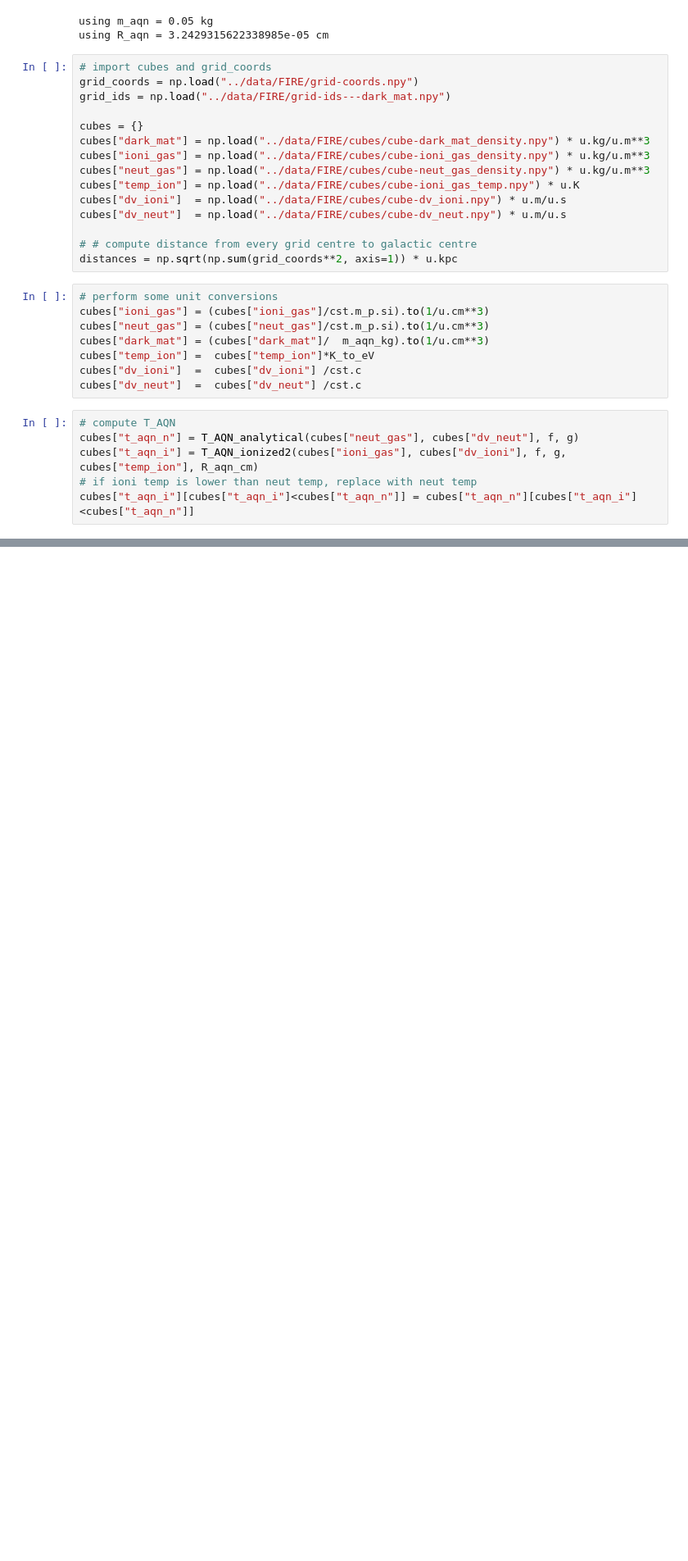
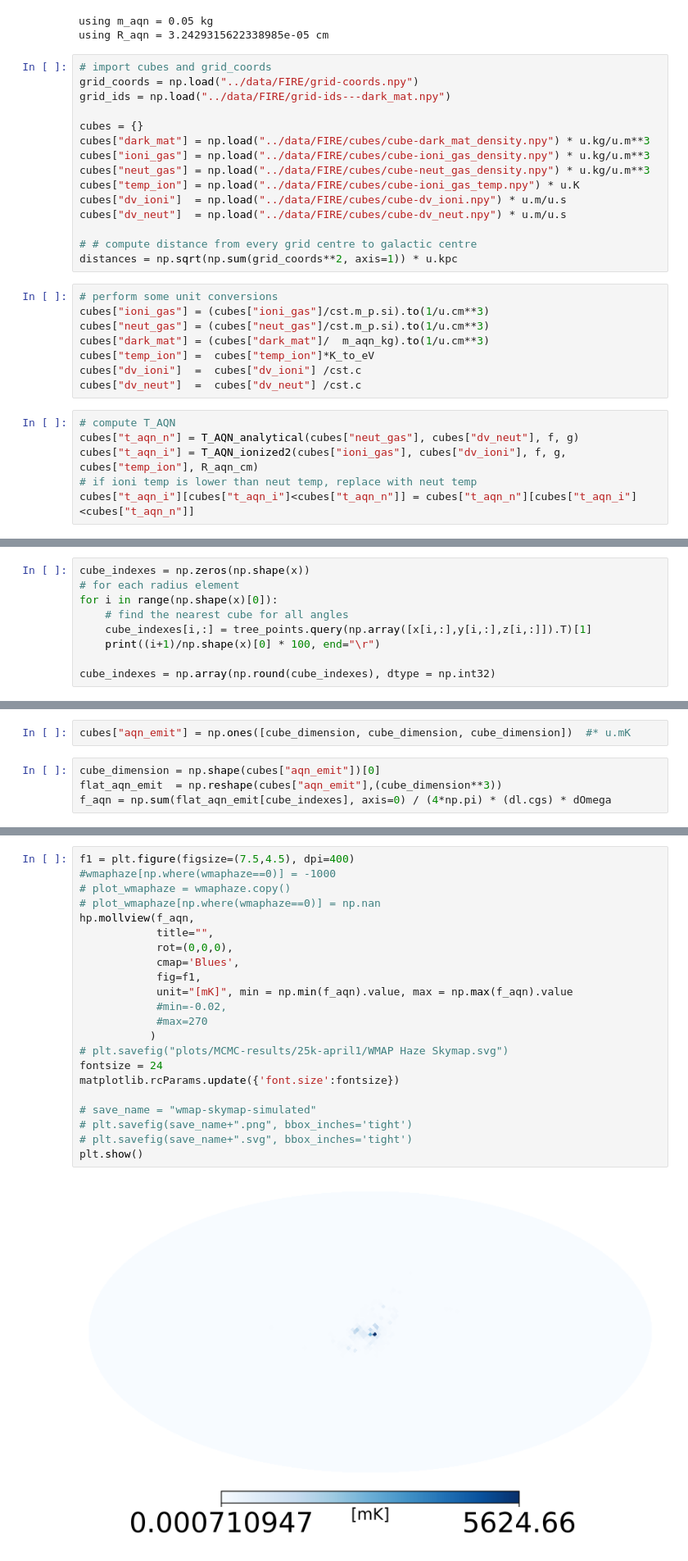
Before and after one commit to msekatchev/nugget-emissions, a Jupyter notebook: processing/generate-skymap-from-cubes-v2.ipynb, the cells around one changed output, grey strips where cells are left out. Shown at 82% size. Saved outputs shown, nothing was run; the diff lists cells and outputs as text; blank space fills up the shorter version.

```diff
--- a/processing/generate-skymap-from-cubes-v2.ipynb
+++ b/processing/generate-skymap-from-cubes-v2.ipynb
@@ -88,0 +188,9 @@ plot_cube(cubes["t_aqn_i"], "eV", "none")
+# %%
+cube_indexes = np.zeros(np.shape(x))
+# for each radius element
+for i in range(np.shape(x)[0]):
+    # find the nearest cube for all angles
+    cube_indexes[i,:] = tree_points.query(np.array([x[i,:],y[i,:],z[i,:]]).T)[1]
+    print((i+1)/np.shape(x)[0] * 100, end="\r")
+
+cube_indexes = np.array(np.round(cube_indexes), dtype = np.int32)
@@ -88,0 +199,6 @@ plot_cube(cubes["t_aqn_i"], "eV", "none")
+# %%
+cubes["aqn_emit"] = np.ones([cube_dimension, cube_dimension, cube_dimension])  #* u.mK
+# %%
+cube_dimension = np.shape(cubes["aqn_emit"])[0]
+flat_aqn_emit  = np.reshape(cubes["aqn_emit"],(cube_dimension**3))
+f_aqn = np.sum(flat_aqn_emit[cube_indexes], axis=0) / (4*np.pi) * (dl.cgs) * dOmega
@@ -88,0 +225,24 @@ plot_cube(cubes["t_aqn_i"], "eV", "none")
+# %%
+f1 = plt.figure(figsize=(7.5,4.5), dpi=400)
+#wmaphaze[np.where(wmaphaze==0)] = -1000
+# plot_wmaphaze = wmaphaze.copy()
+# plot_wmaphaze[np.where(wmaphaze==0)] = np.nan
+hp.mollview(f_aqn,
+            title="",
+            rot=(0,0,0),
+            cmap='Blues',
+            fig=f1,
+            unit="[mK]", min = np.min(f_aqn).value, max = np.max(f_aqn).value
+            #min=-0.02,
+            #max=270
+           )
+# plt.savefig("plots/MCMC-results/25k-april1/WMAP Haze Skymap.svg")
+fontsize = 24
+matplotlib.rcParams.update({'font.size':fontsize})
+
+# save_name = "wmap-skymap-simulated"
+# plt.savefig(save_name+".png", bbox_inches='tight')
+# plt.savefig(save_name+".svg", bbox_inches='tight')
+plt.show()
+# %% [output]
+[figure, added]
```
Also changed, not shown: parts of 21 cells of this notebook, 2 other files.
